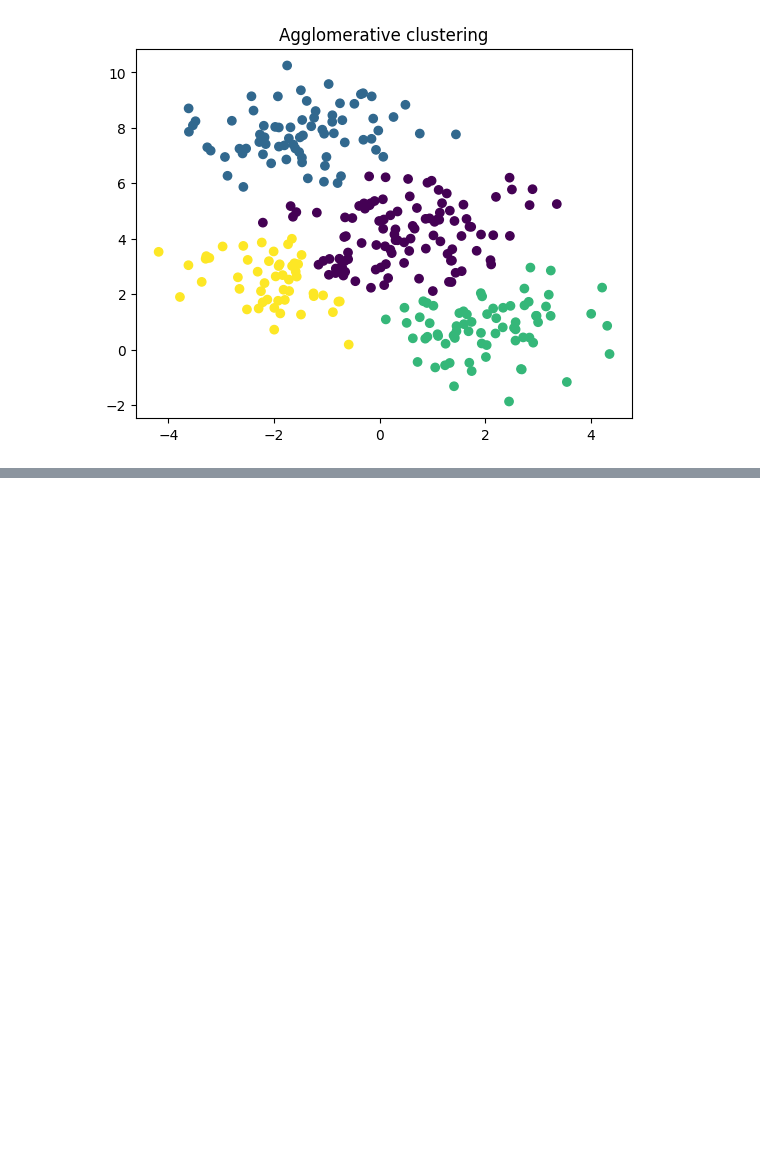
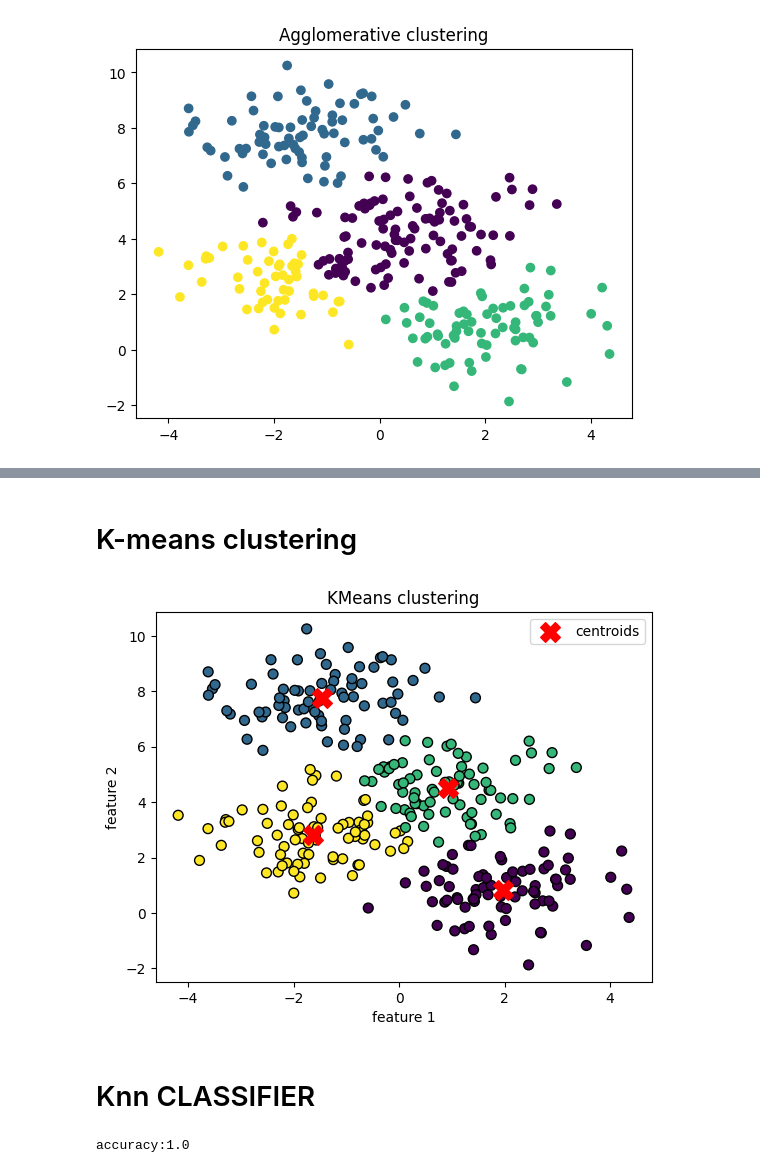
Before and after one commit to Fauzan555/ML_with_python, a Jupyter notebook: Mean_median_mode.ipynb, the cells around one changed output, grey strips where cells are left out. Drawn from its saved outputs; the diff is of its cells as text; code cells hidden in the pictures; blank space fills up the shorter version.

Commit message:
calculated mean median mode

```diff
--- a/Mean_median_mode.ipynb
+++ b/Mean_median_mode.ipynb
@@ -230,0 +301,2 @@ plt.show()
+# %% [markdown]
+# K-means clustering
@@ -230,0 +310,17 @@ plt.show()
+# %%
+X,y=make_blobs(n_samples=300,centers=4,random_state=0)
+kmeans_model=KMeans(n_clusters=4,random_state=42)
+kmeans_model.fit(X)
+clusters_centr= kmeans_model.cluster_centers_
+labels=kmeans_model.labels_
+plt.scatter(X[:,0],X[:,1],c=labels,cmap='viridis',edgecolor='black',s=50)
+plt.scatter(clusters_centr[:,0],clusters_centr[:,1],c='red',s=200,marker='X',label='centroids')
+plt.title('KMeans clustering')
+plt.xlabel('feature 1')
+plt.ylabel('feature 2')
+plt.legend()
+plt.show()
+# %% [output]
+[figure, added]
+# %% [markdown]
+# Knn CLASSIFIER
@@ -230,0 +332,11 @@ plt.show()
+# %%
+iris=load_iris()
+X,y=iris.data,iris.target
+X_train,X_test,y_train,y_test=train_test_split(X,y,test_size=0.2,random_state=42)
+knn=KNeighborsClassifier(n_neighbors=3)
+knn.fit(X_train,y_train)
+y_pred=knn.predict(X_test)
+accuracy=accuracy_score(y_test,y_pred)
+print(f"accuracy:{accuracy}")
+# %% [output]
+accuracy:1.0
```
Also changed, not shown: parts of 11 cells of this notebook.
